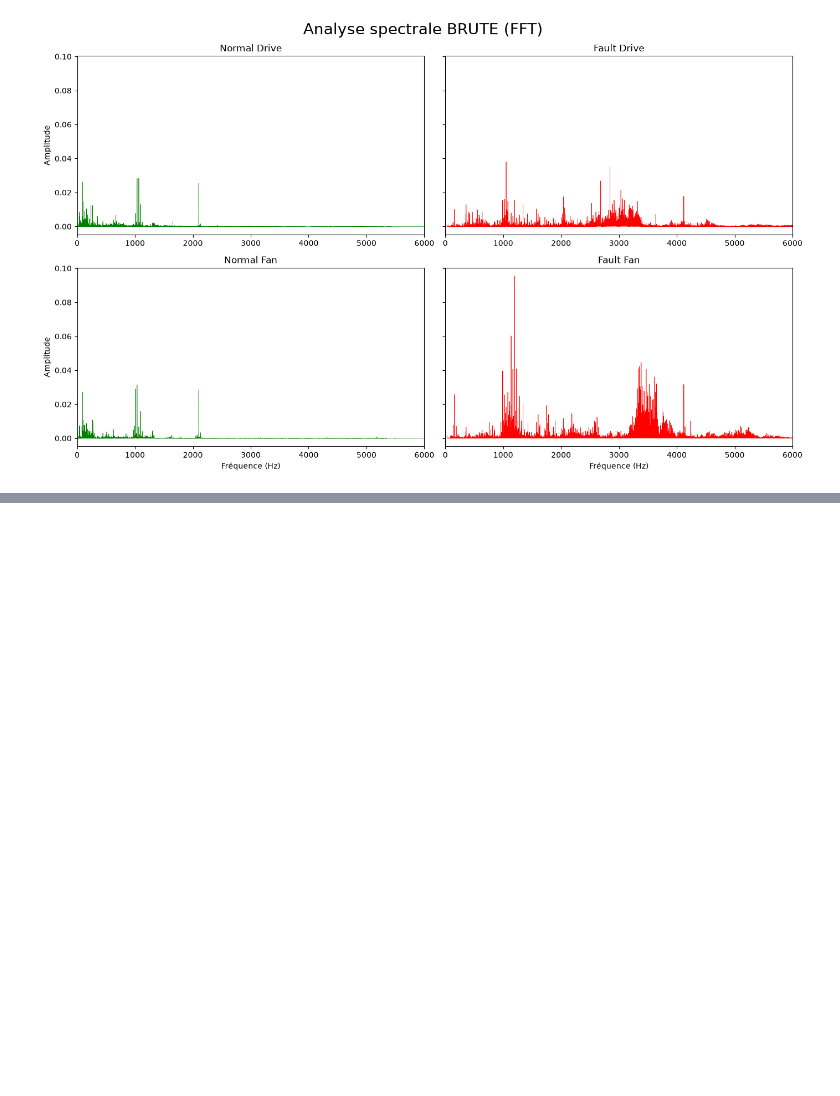
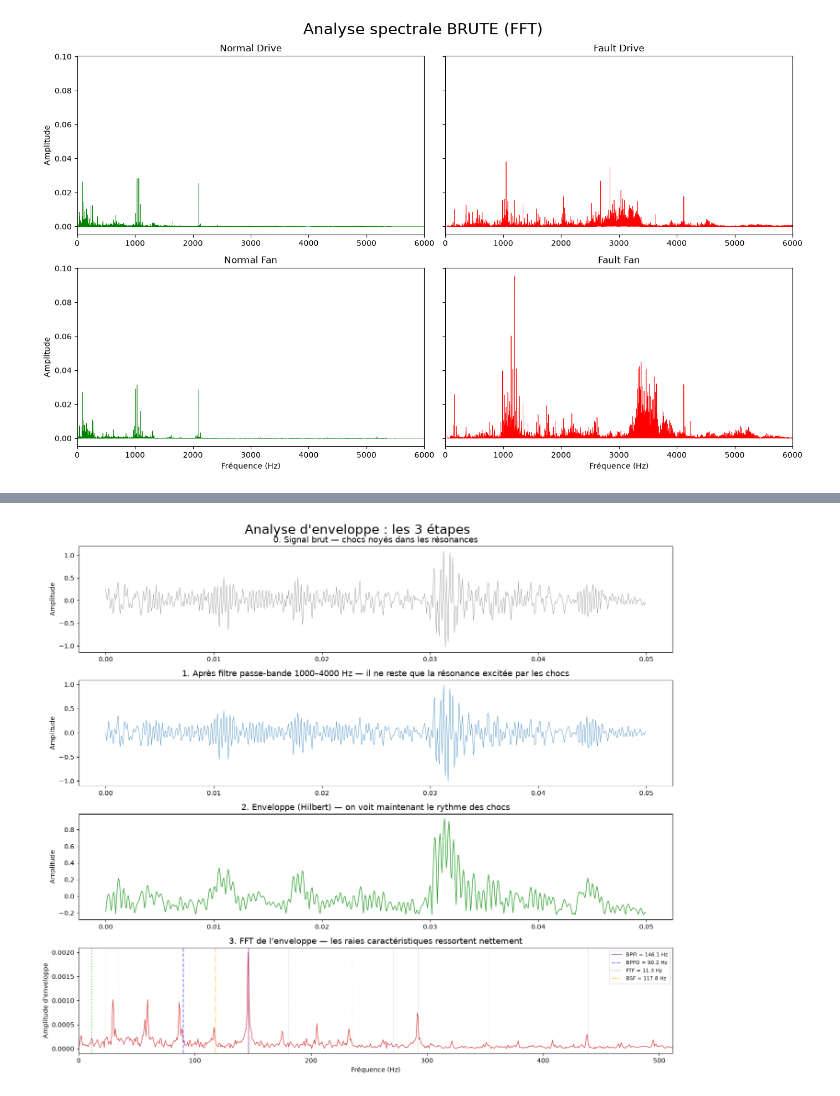
Before and after one commit to Robin3992/BDS_Fault_Detection, a Jupyter notebook: Codes/2.AnalyseSpectrale.ipynb, the cells around one changed output, grey strips where cells are left out. Cells and saved outputs as stored; diff of their text form; code cells hidden in the pictures; blank space fills up the shorter version.

Commit message:
hilbert

```diff
--- a/Codes/2.AnalyseSpectrale.ipynb
+++ b/Codes/2.AnalyseSpectrale.ipynb
@@ -309,0 +314,99 @@ plt.show()
+# %%
+# ============================================================
+# 6-bis. Illustration pédagogique : les 3 étapes de l'analyse d'enveloppe
+# ============================================================
+from scipy.signal import hilbert
+
+# ------------------------------------------------------------
+# Étape 0 : signal de démonstration (optionnel)
+# -> décommente la ligne "SIG =" correspondante :
+#    - soit un signal SYNTHÉTIQUE parfaitement contrôlé (chocs périodiques)
+#    - soit ton vrai signal CWRU
+# ------------------------------------------------------------
+def signal_demo(fs=12000, duree=1.0, f_choc=103.36, f_res=2500):
+    """Chocs périodiques à f_choc (≈BPFO) excitant une résonance à f_res."""
+    t = np.arange(0, duree, 1/fs)
+    signal = np.zeros_like(t)
+    periode = 1/f_choc
+    for t0 in np.arange(0, duree, periode):
+        # Sinusoïde amortie = empreinte d'un choc sur la structure
+        choc = np.sin(2*np.pi*f_res*(t - t0)) * np.exp(-80*(t - t0))
+        signal += np.where(t >= t0, choc, 0)
+    signal += 0.5*np.random.randn(len(t))          # bruit réaliste
+    return t, signal
+
+# t, SIG = signal_demo()                           # <- version synthétique
+SIG = signaux["Fault Fan"]                          # <- version réelle
+t = np.arange(len(SIG)) / FS
+
+BANDE = (1000, 4000)                                # bande de résonance (Hz)
+N_FFT = 2**14
+
+fig, axes = plt.subplots(4, 1, figsize=(14, 12))
+
+# ------------------------------------------------------------
+# VUE 1 : signal BRUT
+# "Le défaut est invisible : les chocs sont noyés dans le bruit
+#  et chaque choc excite une résonance haute fréquence."
+# ------------------------------------------------------------
+axes[0].plot(t[:int(0.05*FS)], SIG[:int(0.05*FS)], color="gray", lw=0.5)
+axes[0].set_title("0. Signal brut — chocs noyés dans les résonances", fontsize=13)
+axes[0].set_ylabel("Amplitude")
+
+# ------------------------------------------------------------
+# ÉTAPE 1 : filtre passe-bande autour de la bande de résonance
+# "On ne garde QUE la bande où les chocs 'sonnent' (ici 1-4 kHz).
+#  On supprime les basses fréquences (rotation, 50 Hz) et le bruit HF."
+# ------------------------------------------------------------
+sos = sci.butter(4, [BANDE[0]/(FS/2), BANDE[1]/(FS/2)],
+                 btype='bandpass', output='sos')
+SIG_FILTRE = sci.sosfiltfilt(sos, SIG)              # zero-phase : chocs non décalés
+
+axes[1].plot(t[:int(0.05*FS)], SIG_FILTRE[:int(0.05*FS)], color="tab:blue", lw=0.5)
+axes[1].set_title(f"1. Après filtre passe-bande {BANDE[0]}–{BANDE[1]} Hz "
+                  f"— il ne reste que la résonance excitée par les chocs", fontsize=13)
+axes[1].set_ylabel("Amplitude")
+
+# ------------------------------------------------------------
+# ÉTAPE 2 : démodulation (Hilbert) -> enveloppe des chocs
+# "Hilbert donne l'amplitude instantanée : on extrait le
+#  'clic-clic-clic' (le rythme des chocs), comme un récepteur radio AM."
+# ------------------------------------------------------------
+ENVELOPPE = np.abs(hilbert(SIG_FILTRE))
+ENVELOPPE = ENVELOPPE - np.mean(ENVELOPPE)          # retire le pic à 0 Hz
+
+axes[2].plot(t[:int(0.05*FS)], ENVELOPPE[:int(0.05*FS)], color="tab:green", lw=1)
+axes[2].set_title("2. Enveloppe (Hilbert) — on voit maintenant le rythme des chocs", fontsize=13)
+axes[2].set_ylabel("Amplitude")
+
+# ------------------------------------------------------------
+# ÉTAPE 3 : FFT de l'enveloppe -> raies BPFI / BPFO nettes
+# "Un train d'impulsions de période T = raies à 1/T, 2/T, 3/T...
+#  La fondamentale tombe pile sur la fréquence caractéristique du défaut."
+# ------------------------------------------------------------
+fenetre = np.hanning(len(ENVELOPPE))
+freqs_env = np.fft.rfftfreq(N_FFT, d=1/FS)
+spectre_env = np.abs(np.fft.rfft(ENVELOPPE*fenetre, n=N_FFT)) / np.sum(fenetre) * 2
+
+axes[3].plot(freqs_env, spectre_env, color="tab:red", lw=0.8)
+axes[3].set_title("3. FFT de l'enveloppe — les raies caractéristiques ressortent nettement", fontsize=13)
+axes[3].set_ylabel("Amplitude d'enveloppe")
+axes[3].set_xlabel("Fréquence (Hz)")
+
+# Raies caractéristiques (comme dans tes sections 5 et 6)
+roulement = "FE"
+FC = freqs_caracteristiques(rpm, roulement)
+for nom, val in FC.items():
+    couleur, ls = styles_raies[nom]
+    axes[3].axvline(val, color=couleur, ls=ls, lw=1.5, alpha=0.5, label=f"{nom} = {val:.1f} Hz")
+    for k in range(2, 4):                          # harmoniques 2x, 3x
+        if k*val < graph_XMAX:
+            axes[3].axvline(k*val, color=couleur, ls=ls, lw=0.7, alpha=0.2)
+axes[3].set_xlim(0, graph_XMAX)
+axes[3].legend(loc="upper right", fontsize=8, framealpha=0.7)
+
+plt.tight_layout()
+fig.suptitle("Analyse d'enveloppe : les 3 étapes", fontsize=20, y=1.01)
+plt.show()
+# %% [output]
+[figure, added]
```
Also changed, not shown: parts of 2 cells of this notebook.
